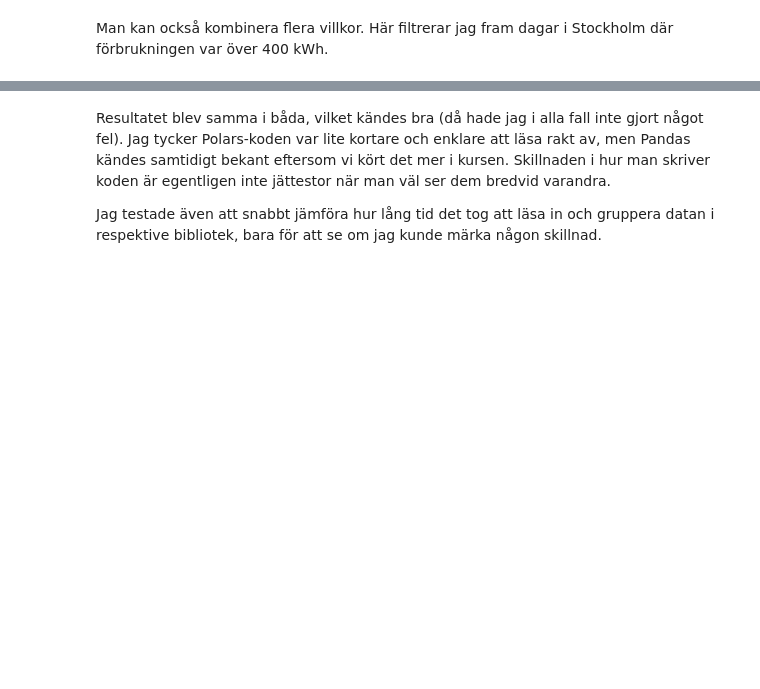
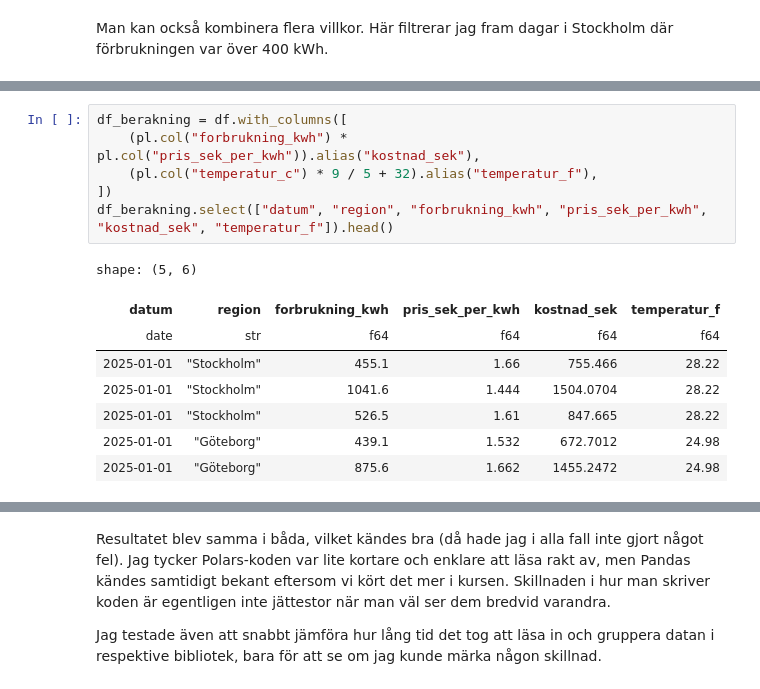
Before and after one commit to IrfanPallani/Polars_Advanced_Python, a Jupyter notebook: polars_fordjupning.ipynb, the cells around one changed output, grey strips where cells are left out. Saved outputs shown, nothing was run; the diff lists cells and outputs as text; blank space fills up the shorter version.

```diff
--- a/polars_fordjupning.ipynb
+++ b/polars_fordjupning.ipynb
@@ -91,0 +199,15 @@ df_kostnad.select(["datum", "region", "forbrukning_kwh", "pris_sek_per_kwh", "ko
+# %%
+df_berakning = df.with_columns([
+    (pl.col("forbrukning_kwh") * pl.col("pris_sek_per_kwh")).alias("kostnad_sek"),
+    (pl.col("temperatur_c") * 9 / 5 + 32).alias("temperatur_f"),
+])
+df_berakning.select(["datum", "region", "forbrukning_kwh", "pris_sek_per_kwh", "kostnad_sek", "temperatur_f"]).head()
+# %% [output]
+shape: (5, 6)
+| datum | region | forbrukning_kwh | pris_sek_per_kwh | kostnad_sek | temperatur_f |
+| date | str | f64 | f64 | f64 | f64 |
+| 2025-01-01 | "Stockholm" | 455.1 | 1.66 | 755.466 | 28.22 |
+| 2025-01-01 | "Stockholm" | 1041.6 | 1.444 | 1504.0704 | 28.22 |
+| 2025-01-01 | "Stockholm" | 526.5 | 1.61 | 847.665 | 28.22 |
+| 2025-01-01 | "Göteborg" | 439.1 | 1.532 | 672.7012 | 24.98 |
+| 2025-01-01 | "Göteborg" | 875.6 | 1.662 | 1455.2472 | 24.98 |
```
Also changed, not shown: parts of 50 cells of this notebook, 1 other file.
